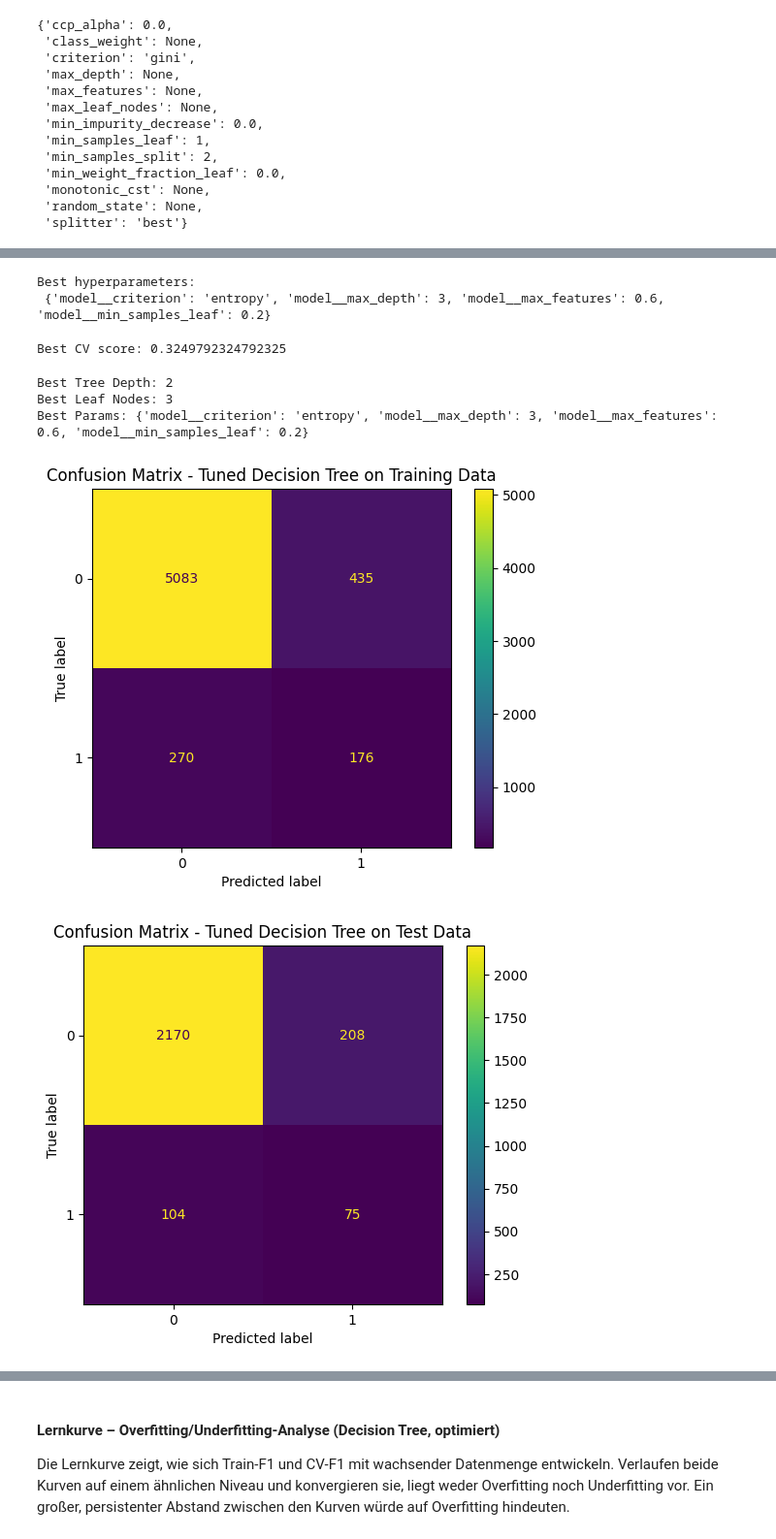
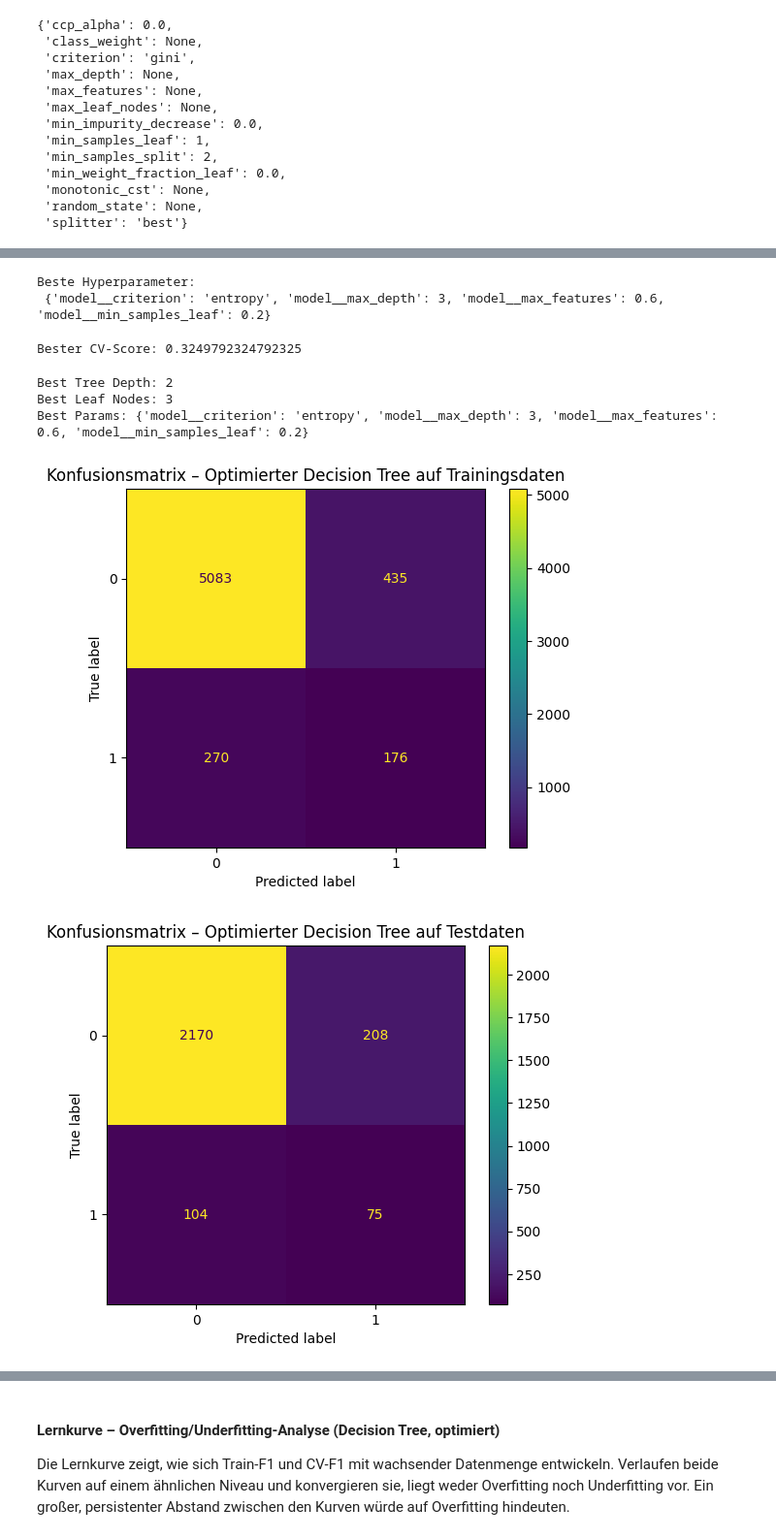
Before and after one commit to PatrickSchubert-Munich/DataScience_and_ML_Assignment, a Jupyter notebook: 01_Classification/Assignment_01_2130238.ipynb, the cells around one changed output, grey strips where cells are left out. Shown at 97% size. Cells and saved outputs as stored; diff of their text form; code cells hidden in the pictures.

```diff
--- a/01_Classification/Assignment_01_2130238.ipynb
+++ b/01_Classification/Assignment_01_2130238.ipynb
@@ -1824,16 +1834,16 @@ GridSearchCV(cv=StratifiedKFold(n_splits=5, random_state=42, shuffle=True),
                                                      5, 10, 20]},
              scoring='f1')
 # %%
-# Print the best hyperparameters
-print('Best hyperparameters:\n', grid_clf_tree_OS.best_params_)
+# Beste Hyperparameter ausgeben
+print('Beste Hyperparameter:\n', grid_clf_tree_OS.best_params_)
 # %% [output]
-Best hyperparameters:
+Beste Hyperparameter:
  {'model__criterion': 'entropy', 'model__max_depth': 3, 'model__max_features': 0.6, 'model__min_samples_leaf': 0.2}
 # %%
-# Print the best CV (Cross Validation) score
-print("Best CV score:", grid_clf_tree_OS.best_score_)
+# Besten CV-Score ausgeben
+print("Bester CV-Score:", grid_clf_tree_OS.best_score_)
 # %% [output]
-Best CV score: 0.3249792324792325
+Bester CV-Score: 0.3249792324792325
 # %%
 # Bestes Modell direkt aus GridSearchCV verwenden (inkl. Pipeline mit SMOTE)
 clf_tree_GS = grid_clf_tree_OS.best_estimator_
@@ -1851,21 +1861,21 @@ Best Params: {'model__criterion': 'entropy', 'model__max_depth': 3, 'model__max_
 # %%
 # Prädiziere das Ergebnis für die Trainingsdaten
 y_pred_train_clf_tree = clf_tree_GS.predict(X_train)
 
-# Konfusions-Matrix visualisieren auf Trainingsdaten
+# Konfusionsmatrix visualisieren auf Trainingsdaten
 ConfusionMatrixDisplay.from_estimator(clf_tree_GS, X_train, y_train, values_format='d')
-plt.title("Confusion Matrix - Tuned Decision Tree on Training Data")
+plt.title("Konfusionsmatrix – Optimierter Decision Tree auf Trainingsdaten")
 plt.show()
 
 # Prädiziere das Ergebnis für die Testdaten
 y_pred_test_clf_tree_gs = clf_tree_GS.predict(X_test)
 
-# Konfusions-Matrix visualisieren auf Testdaten
+# Konfusionsmatrix visualisieren auf Testdaten
 ConfusionMatrixDisplay.from_estimator(clf_tree_GS, X_test, y_test, values_format='d')
-plt.title("Confusion Matrix - Tuned Decision Tree on Test Data")
+plt.title("Konfusionsmatrix – Optimierter Decision Tree auf Testdaten")
 plt.show()
 # %% [output]
-[figure, old version]
+[figure, new version]
-[figure, old version]
+[figure, new version]
 # %%
 # Vergleich: Training vs. Test vs. CV
```
Also changed, not shown: parts of 40 cells of this notebook.
